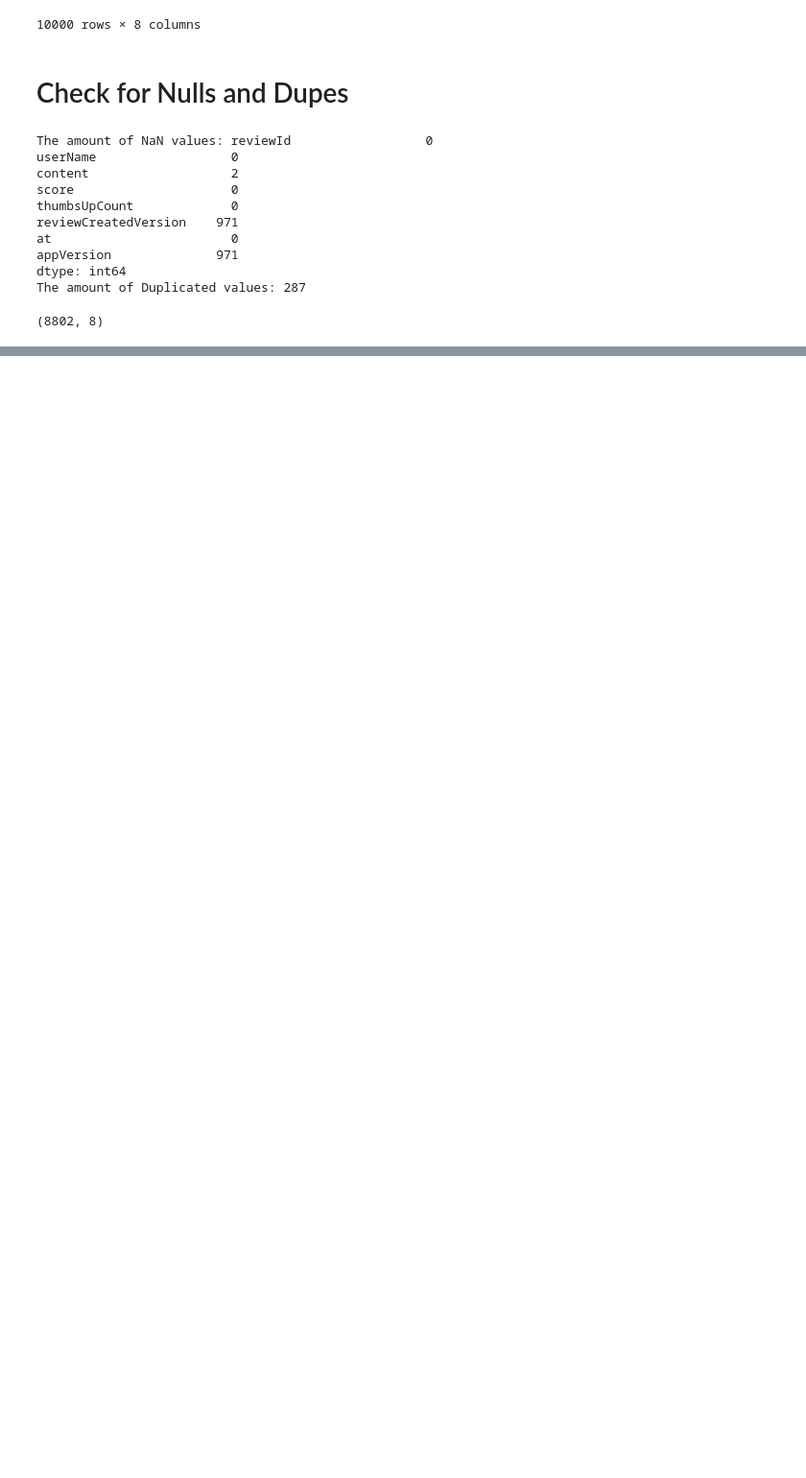
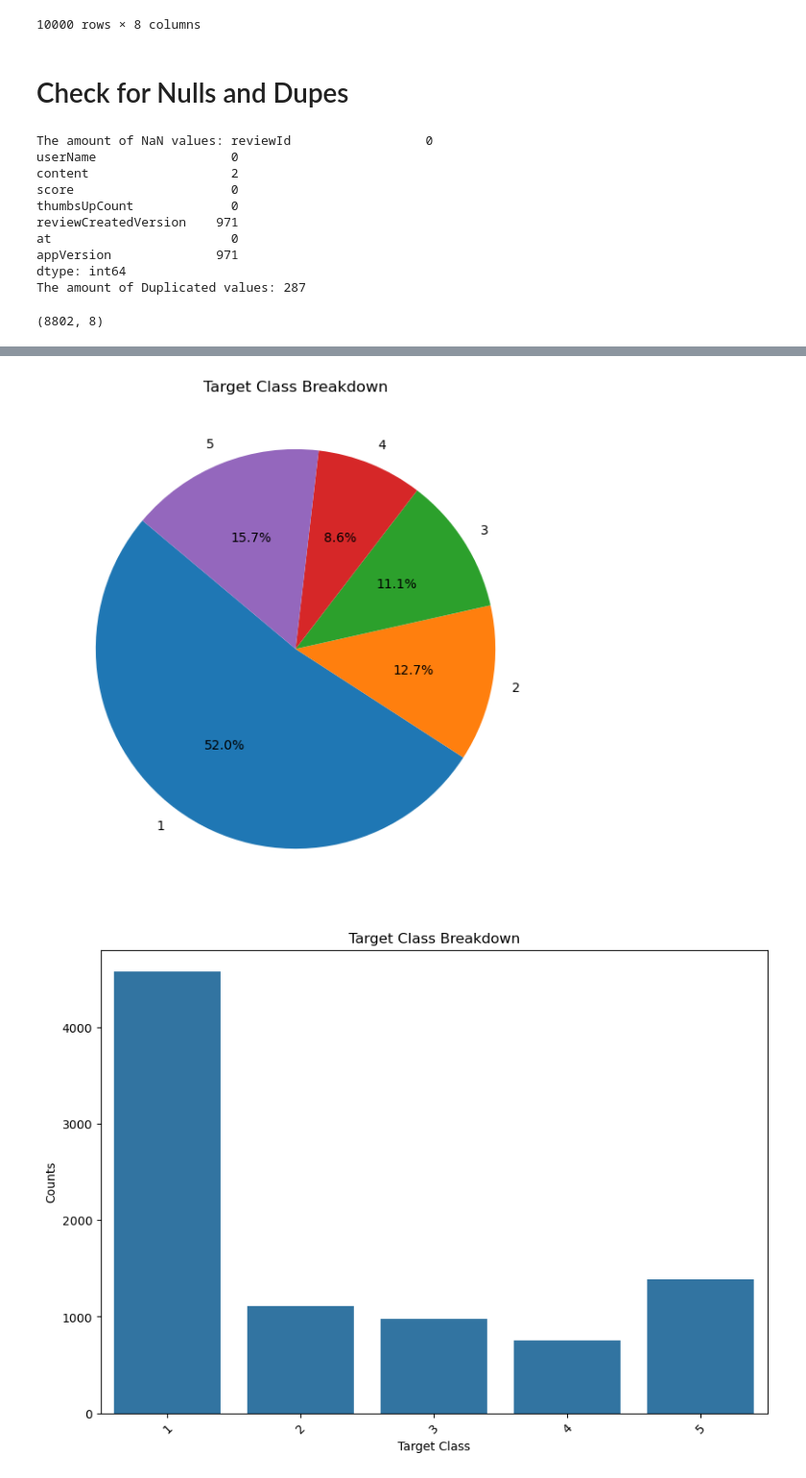
Before and after one commit to MaukanMir/Netflix-Sentiment-Classification-Two, a Jupyter notebook: training.ipynb, the cells around one changed output, grey strips where cells are left out. Shown at 96% size. Cells and saved outputs as stored; diff of their text form; code cells hidden in the pictures; blank space fills up the shorter version.

```diff
--- a/training.ipynb
+++ b/training.ipynb
@@ -74,0 +77,5 @@ df.shape
+# %%
+check_class_imbalance(df["score"])
+# %% [output]
+[figure, added]
+[figure, added]
```
Also changed, not shown: parts of 1 cell of this notebook.
